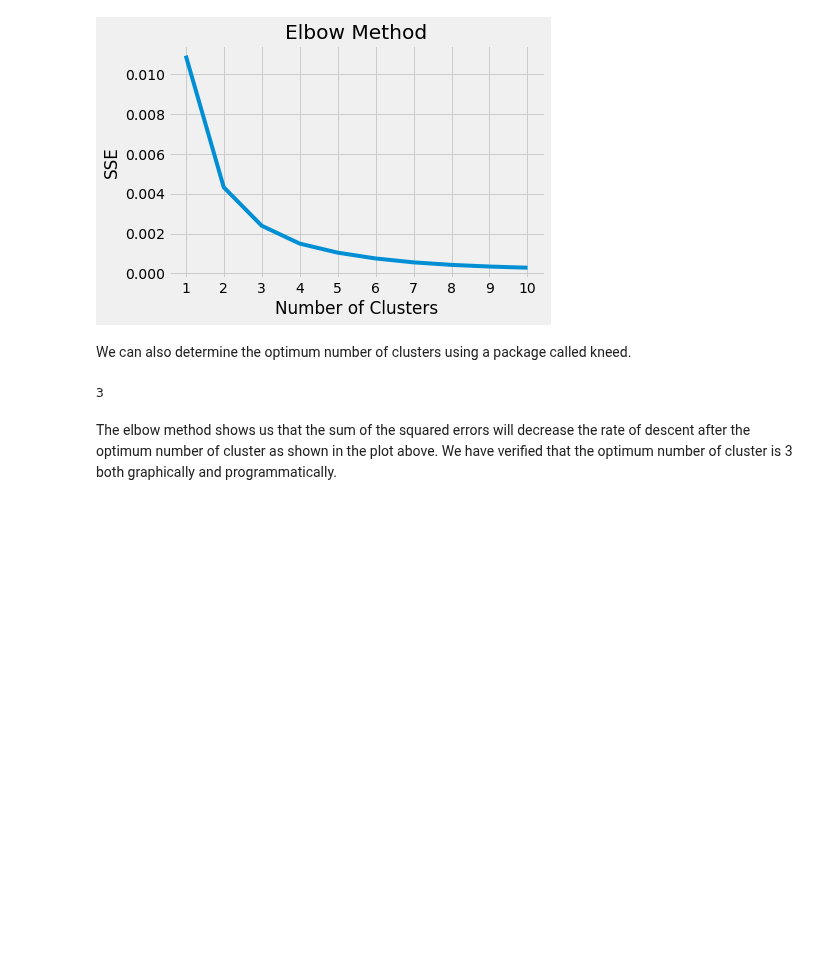
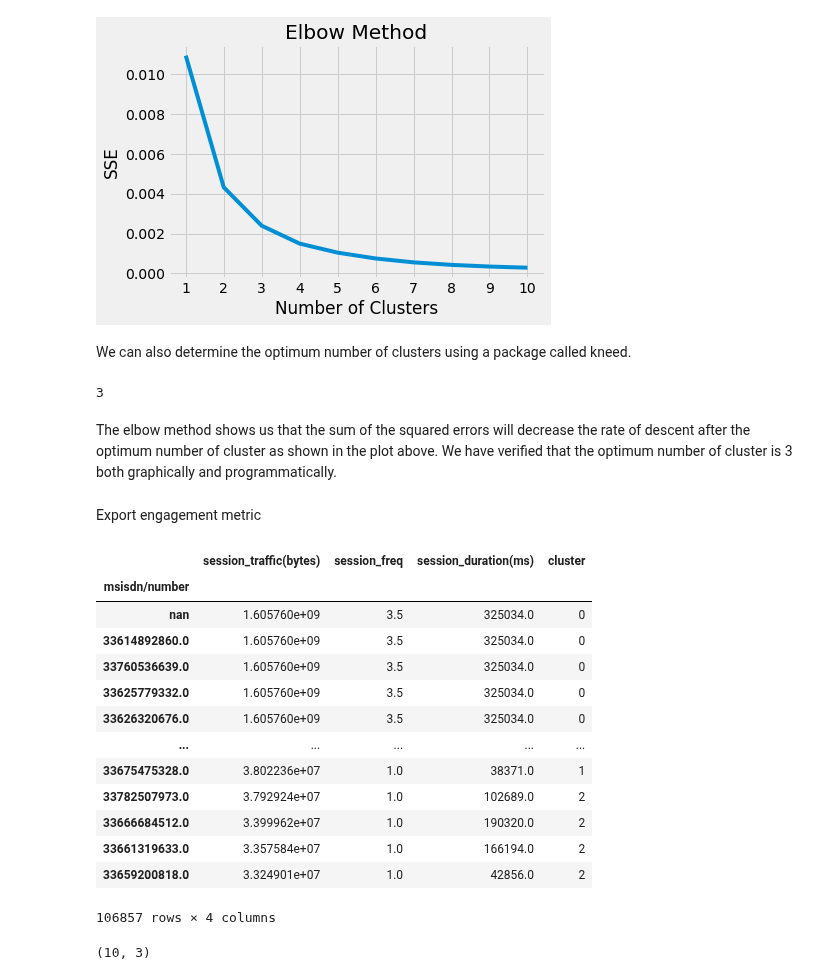
Before and after one commit to teddyk251/Telecom-Data-Analysis, a Jupyter notebook: notebooks/UserEngagementAnalysis.ipynb, the cells around one changed output. Drawn from its saved outputs; the diff is of its cells as text; code cells hidden in the pictures; blank space fills up the shorter version.

```diff
--- a/notebooks/UserEngagementAnalysis.ipynb
+++ b/notebooks/UserEngagementAnalysis.ipynb
@@ -525,3 +529,26 @@ kl.elbow
 # %% [markdown]
 The elbow method shows us that the sum of the squared errors will decrease the rate of descent after the optimum number of cluster as shown in the plot above.
 We have verified that the optimum number of cluster is 3 both graphically and programmatically.
+# %% [markdown]
+Export engagement metric
+# %%
+cleaned_engagement_metric
+# %% [output]
+|  | session_traffic(bytes) | session_freq | session_duration(ms) | cluster |
+| msisdn/number |  |  |  |  |
+| nan | 1.605760e+09 | 3.5 | 325034.0 | 0 |
+| 33614892860.0 | 1.605760e+09 | 3.5 | 325034.0 | 0 |
+| 33760536639.0 | 1.605760e+09 | 3.5 | 325034.0 | 0 |
+| 33625779332.0 | 1.605760e+09 | 3.5 | 325034.0 | 0 |
+| 33626320676.0 | 1.605760e+09 | 3.5 | 325034.0 | 0 |
+| ... | ... | ... | ... | ... |
+| 33675475328.0 | 3.802236e+07 | 1.0 | 38371.0 | 1 |
+| 33782507973.0 | 3.792924e+07 | 1.0 | 102689.0 | 2 |
+| 33666684512.0 | 3.399962e+07 | 1.0 | 190320.0 | 2 |
+| 33661319633.0 | 3.357584e+07 | 1.0 | 166194.0 | 2 |
+| 33659200818.0 | 3.324901e+07 | 1.0 | 42856.0 | 2 |
+106857 rows × 4 columns
+# %%
+centroids.shape
+# %% [output]
+(10, 3)
```
Also changed, not shown: parts of 19 cells of this notebook, 1 other file.
